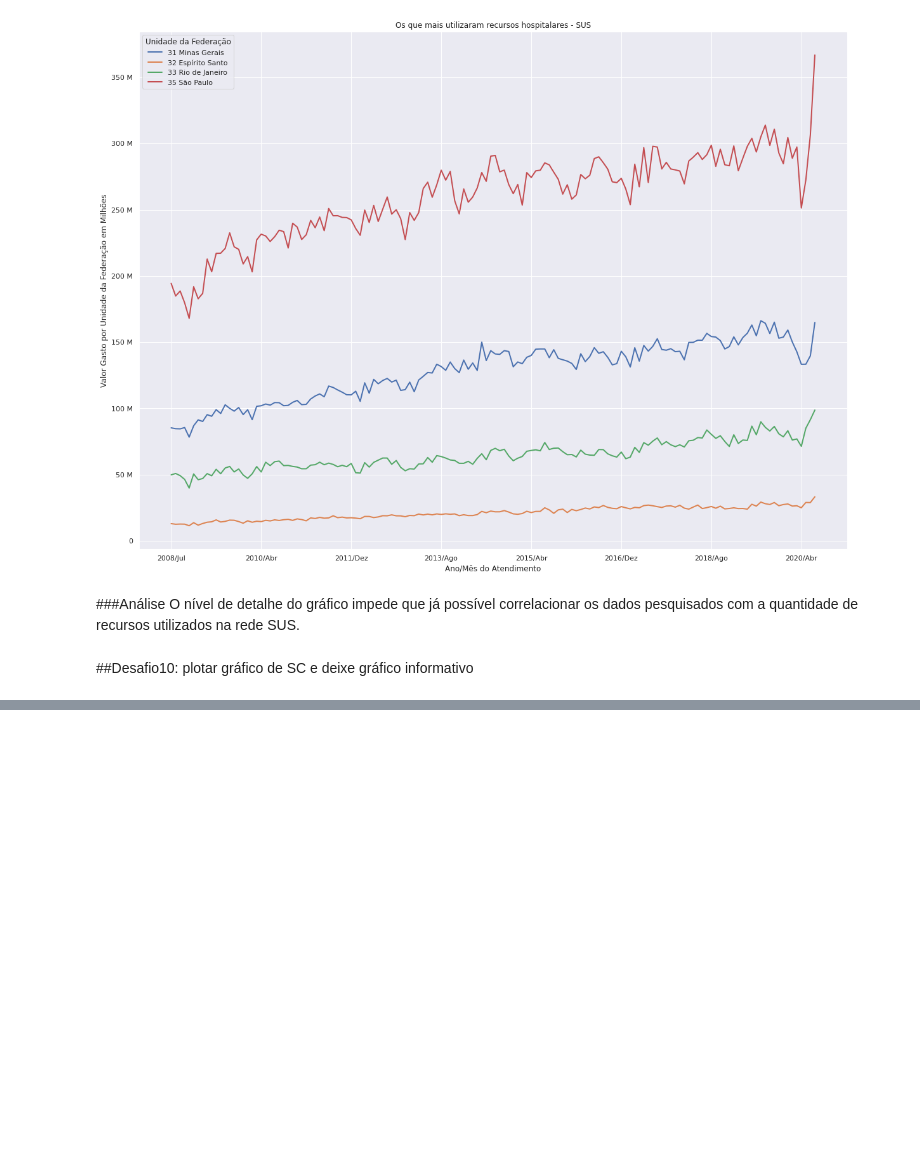
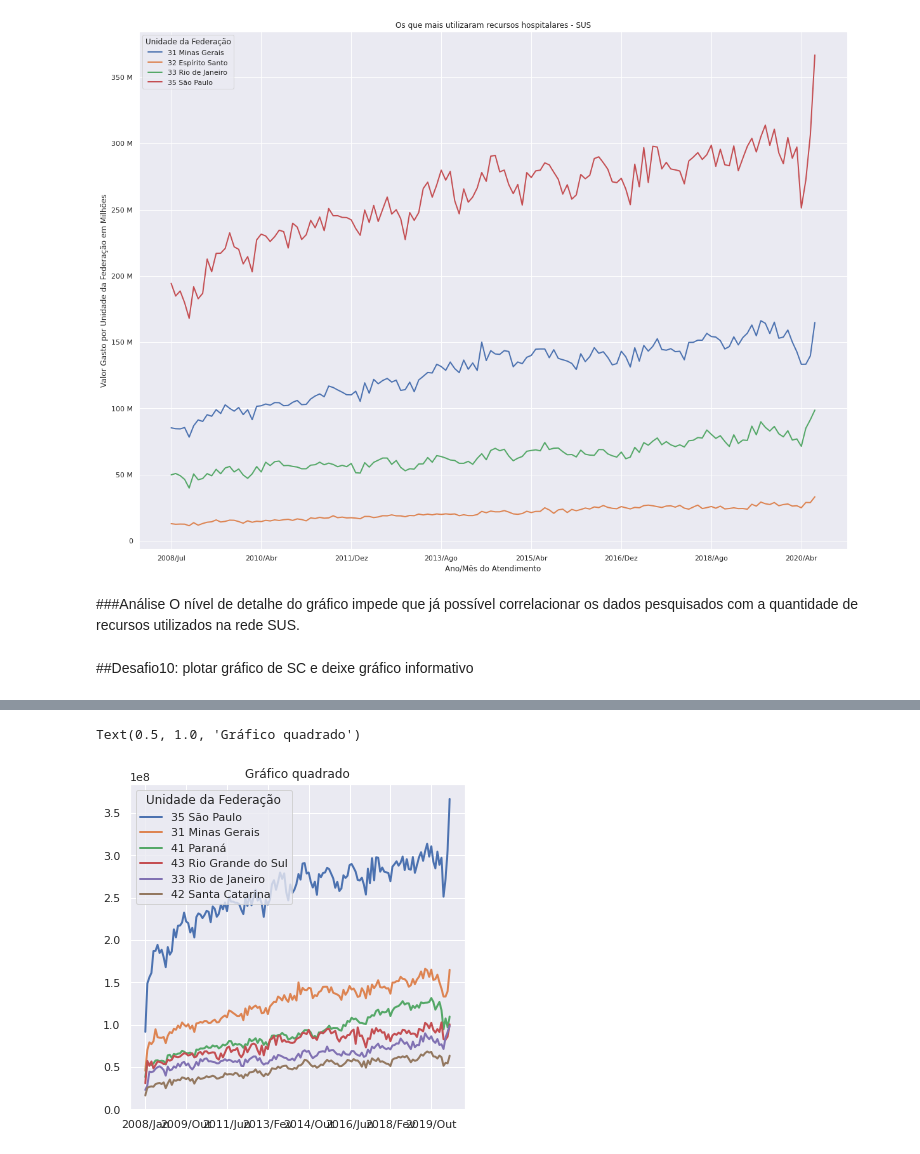
Before and after one commit to RianBrug/bootcamp-datascience-alura, a Jupyter notebook: bootcamp_ds_rian_modulo1.ipynb, the cells around one changed output, grey strips where cells are left out. Drawn from its saved outputs; the diff is of its cells as text; code cells hidden in the pictures; blank space fills up the shorter version.

```diff
--- a/bootcamp_ds_rian_modulo1.ipynb
+++ b/bootcamp_ds_rian_modulo1.ipynb
@@ -471,0 +482,6 @@ plt.show()
+# %%
+ax = ordenado_por_total_sem_regiao.T[top_5_estados_mais_sc].plot(figsize=(6,6))
+plt.title("Gráfico quadrado")
+# %% [output]
+Text(0.5, 1.0, 'Gráfico quadrado')
+[figure, added]
```
Also changed, not shown: parts of 9 cells of this notebook.
